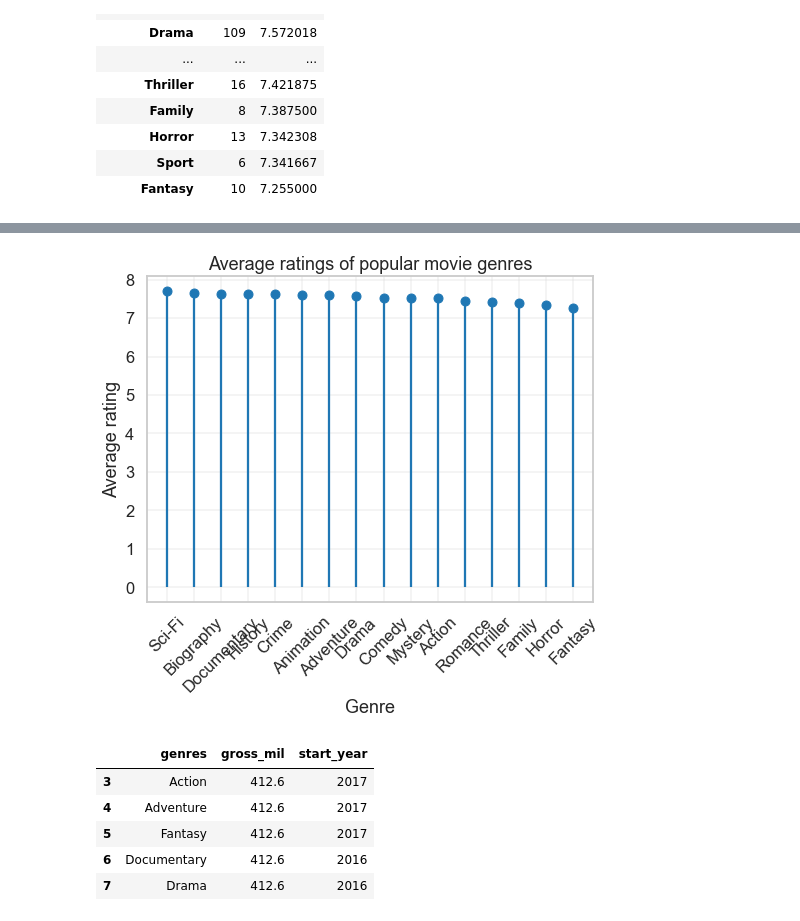
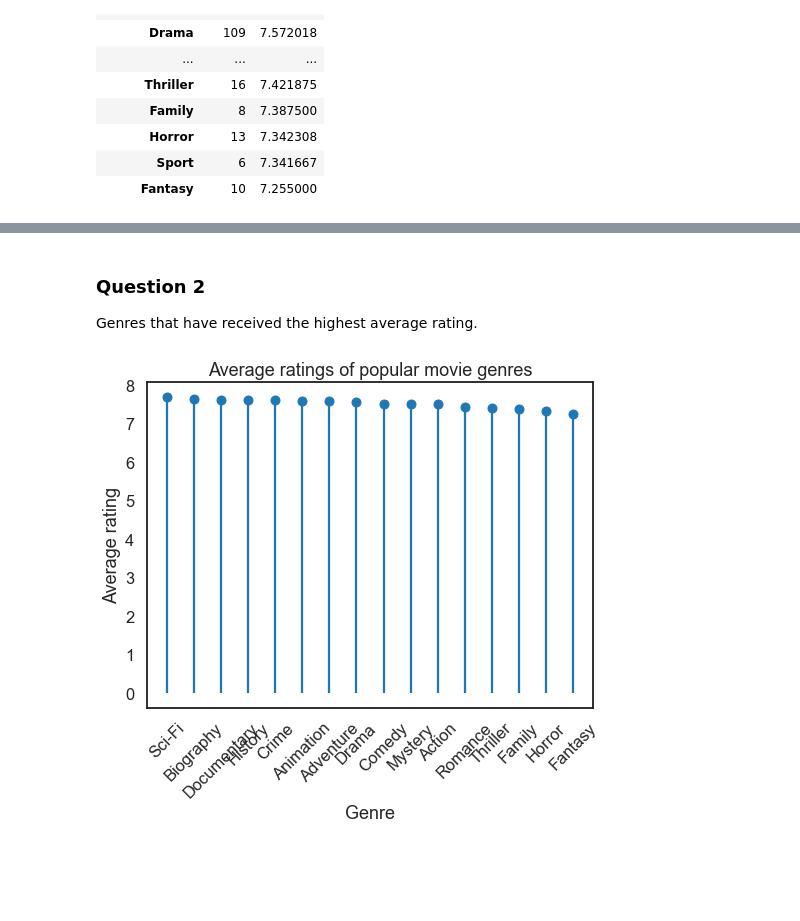
Before and after one commit to MuiruKamau/Microsoft_Movie_Analysis, a Jupyter notebook: dsc-phase1-project-template.ipynb, the cells around one changed output, grey strips where cells are left out. Saved outputs shown, nothing was run; the diff lists cells and outputs as text; code cells hidden in the pictures; blank space fills up the shorter version.

```diff
--- a/dsc-phase1-project-template.ipynb
+++ b/dsc-phase1-project-template.ipynb
@@ -597,0 +653,23 @@ genre_ratings
+# %%
+# Create a bar chart for average gross earnings per genre
+plt.figure(figsize=(11, 7))
+sns.set_style('white')
+sns.set_context('talk', rc={'grid.linewidth': 0.4})
+
+# Order the values by gross earnings
+ordered_df = top_gross.sort_values(by='gross_mil', ascending=False)
+
+# Set the color palette
+palette = sns.color_palette("rocket_r", len(ordered_df))
+
+# Create the bar chart
+sns.barplot(x='gross_mil', y='genres', data=ordered_df, palette=palette)
+
+# Add titles and axis names
+plt.title('Average Gross Earnings per Genre', loc='left')
+plt.xlabel('Earnings ($US Mil)', loc='left')
+plt.ylabel('Genres', loc='top')
+plt.tick_params(labelsize=14)
+
+# Show the plot
+plt.show()
@@ -598,32 +684,23 @@ genre_ratings
+# %% [markdown]
+### Question 2
+
+Genres that have received the highest average rating.
 # %%
-import matplotlib.pyplot as plt
-
 # Create a stem plot of popular genres and their average ratings
 fig, ax = plt.subplots(figsize=(8, 6))
+sns.set_style('whitegrid')
+sns.set_context('talk', rc={'axes.grid': False})
 ax.stem(popular_genres.index, popular_genres['mean'], use_line_collection=True, linefmt='-', markerfmt='o', basefmt=' ')
 
 # Add chart labels and title
 ax.set_xlabel('Genre')
 ax.set_ylabel('Average rating')
 ax.set_title('Average ratings of popular movie genres')
 
 # Rotate the x-axis labels for better readability
 plt.xticks(rotation=45)
 
 # Display the chart
 plt.show()
 # %% [output]
-[figure, old version]
+[figure, new version]
-# %%
-gross_earnings = movies_mini[['genres', 'gross_mil', 'start_year']]
-gross_earnings = gross_earnings[(gross_earnings['gross_mil'] > 150) &
-(gross_earnings['start_year'] > 2012)]
-
-gross_earnings.head()
-# %% [output]
-|  | genres | gross_mil | start_year |
-| 3 | Action | 412.6 | 2017 |
-| 4 | Adventure | 412.6 | 2017 |
-| 5 | Fantasy | 412.6 | 2017 |
-| 6 | Documentary | 412.6 | 2016 |
-| 7 | Drama | 412.6 | 2016 |
```
Also changed, not shown: parts of 59 cells of this notebook.
